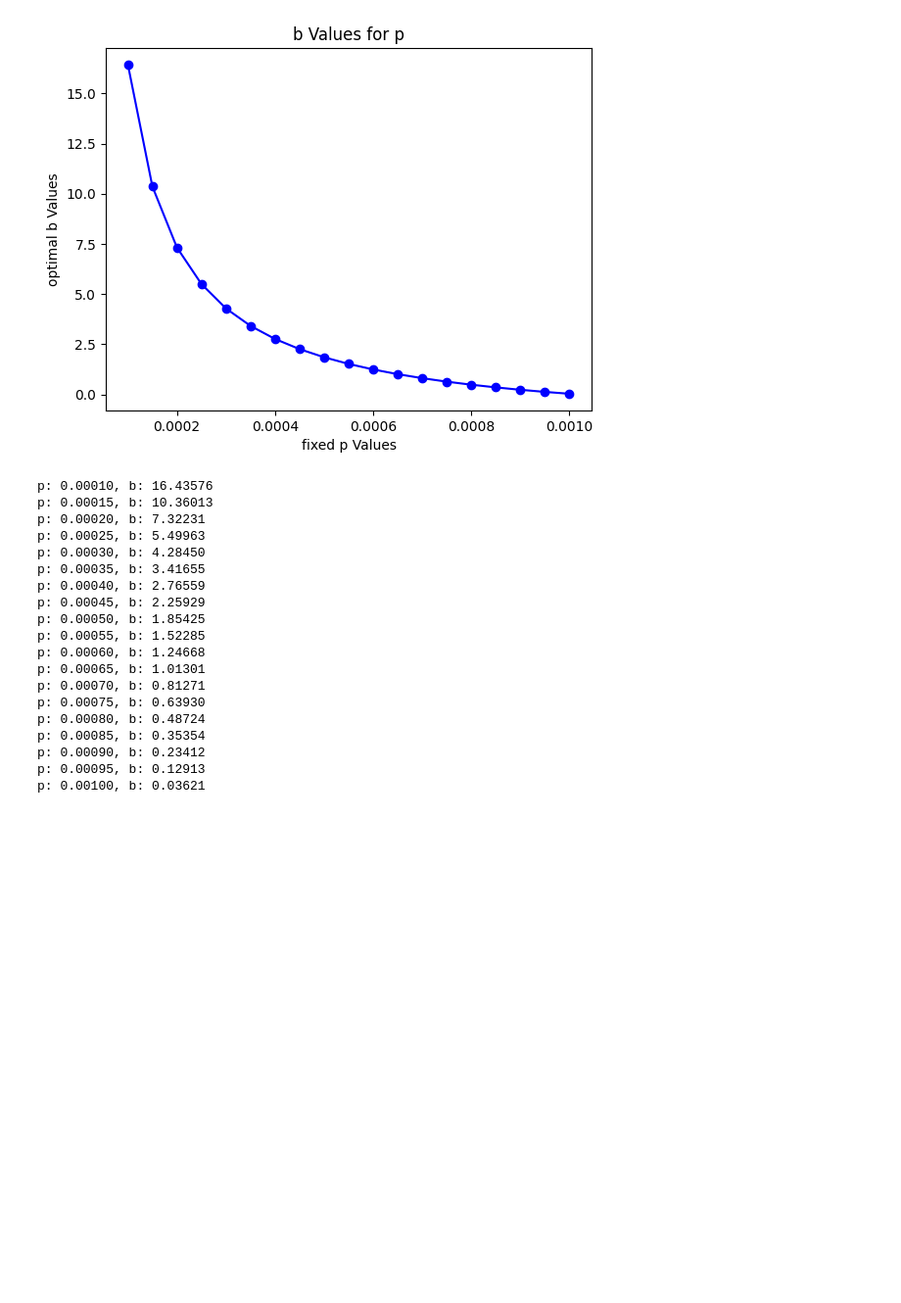
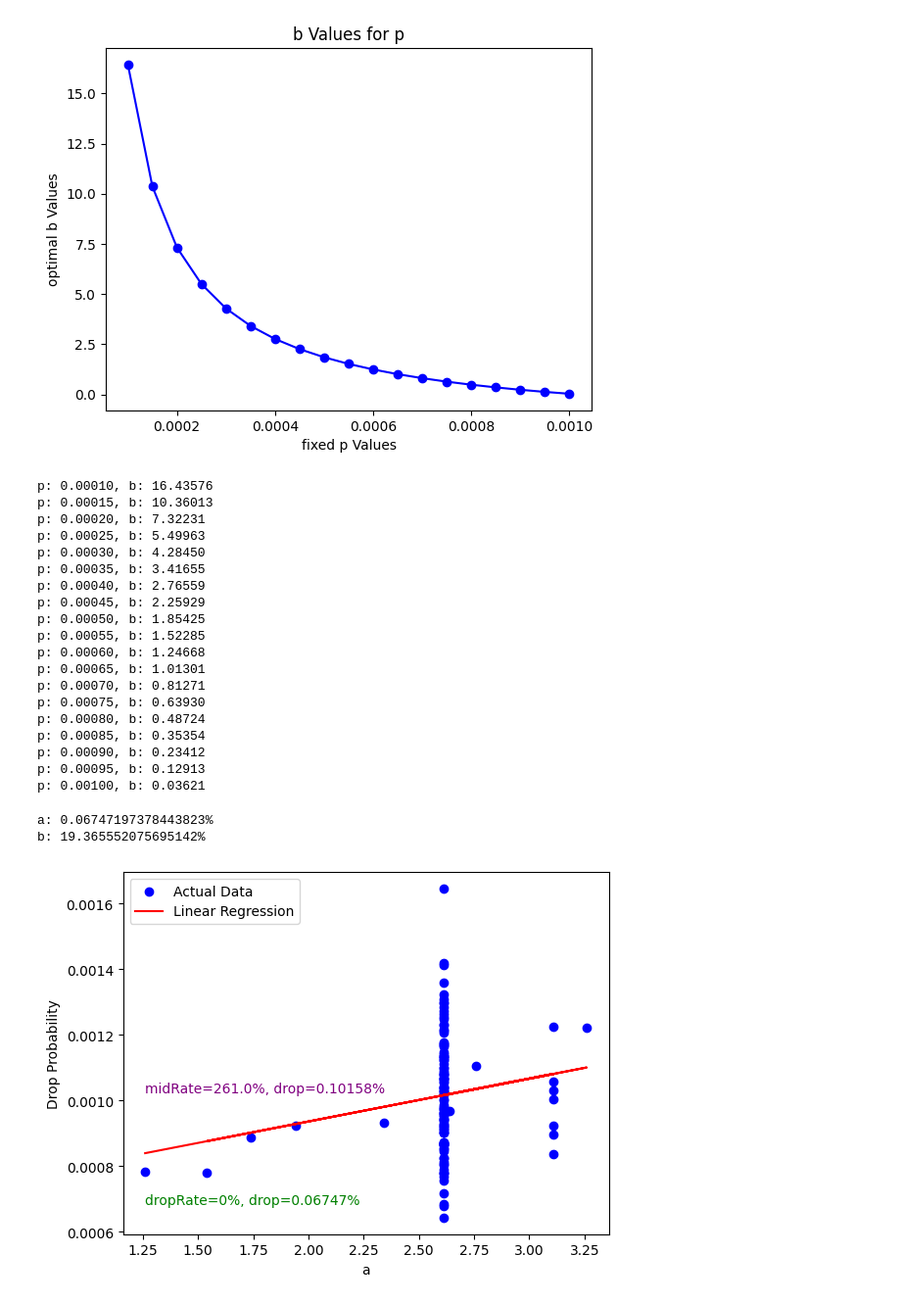
Before and after one commit to Q110722/fragsDR, a Jupyter notebook: Untitled.ipynb, the cells around one changed output. Shown at 98% size. Cells and saved outputs as stored; diff of their text form; code cells hidden in the pictures; blank space fills up the shorter version.

```diff
--- a/Untitled.ipynb
+++ b/Untitled.ipynb
@@ -388,3 +391,66 @@ p: 0.00085, b: 0.35354
 p: 0.00090, b: 0.23412
 p: 0.00095, b: 0.12913
 p: 0.00100, b: 0.03621
+# %%
+import numpy as np
+import matplotlib.pyplot as plt
+from scipy.optimize import curve_fit
+
+# 주어진 데이터
+m = 9000
+m2 = 9500
+m3 = 1630 * 5
+m4 = 1760 * 5
+m5 = 1920 * 5
+
+x_values = np.array([1.26, 2.34, 2.76, 3.26, 1.54, 1.74, 1.94, 2.64])
+y_values = np.array([7.04 / m, 8.4 / m, 10.5 / m2, 11.6 / m2, 432 / 68 / m3, 383 / 53 / m3, 423 / 52 / m4, 446 / 48 / m5])
+a = x_values
+item_counts = np.array([7.04, 8.4, 10.5, 11.6, 432 / 68, 383 / 53, 423 / 52, 446 / 48])
+mob_counts = np.array([m, m, m2, m2, m3, m3, m4, m5])
+
+# 데이터 병합소
+all_a_values = np.concatenate([a, data_add_inven_2366485])
+all_item_counts = np.concatenate([item_counts, fourth_column_frags_values / 4])
+all_mob_counts = np.concatenate([mob_counts, sixth_column_values / 4])
+
+# 모델 함수
+def linear_model(x, a, b):
+    return a * (1 + b * x)
+
+# 추정
+initial_values = [0.05, 0]
+
+# curve_fit 함수를 사용하여 최적의 매개변수를 찾음
+params, covariance = curve_fit(linear_model, all_a_values, all_item_counts / all_mob_counts, p0=initial_values)
+
+# 최적 추출
+a_optimal, b_optimal = params
+
+# 결과 출력
+print(f'a: {a_optimal * 100}%')
+print(f'b: {b_optimal * 100}%')
+
+# 그래프 그리기
+plt.scatter(all_a_values, all_item_counts / all_mob_counts, label='Actual Data', color='blue')
+plt.plot(all_a_values, linear_model(all_a_values, a_optimal, b_optimal), label='Linear Regression', color='red')
+
+# a 값 선택, 해당 회귀선 값
+#아드 0%
+a_select = 0
+selected_a_regression_value = linear_model(a_select, a_optimal, b_optimal)
+plt.text(a[0], a_optimal, f'dropRate={a_select*100}%, drop={selected_a_regression_value*100:.5f}%', color='green', fontsize=10, va='bottom', ha='left')
+
+# 데이터의 중간값일 때의 회귀선 값에 대한 글자적기
+mid_a = np.median(all_a_values)
+mid_regression_value = linear_model(mid_a, a_optimal, b_optimal)
+plt.text(a[0], mid_regression_value, f'midRate={mid_a*100}%, drop={mid_regression_value*100:.5f}%', color='purple', fontsize=10, va='bottom', ha='left')
+
+plt.xlabel('a')
+plt.ylabel('Drop Probability')
+plt.legend()
+plt.show()
+# %% [output]
+a: 0.06747197378443823%
+b: 19.365552075695142%
+[figure, added]
```
Also changed, not shown: parts of 2 cells of this notebook.
